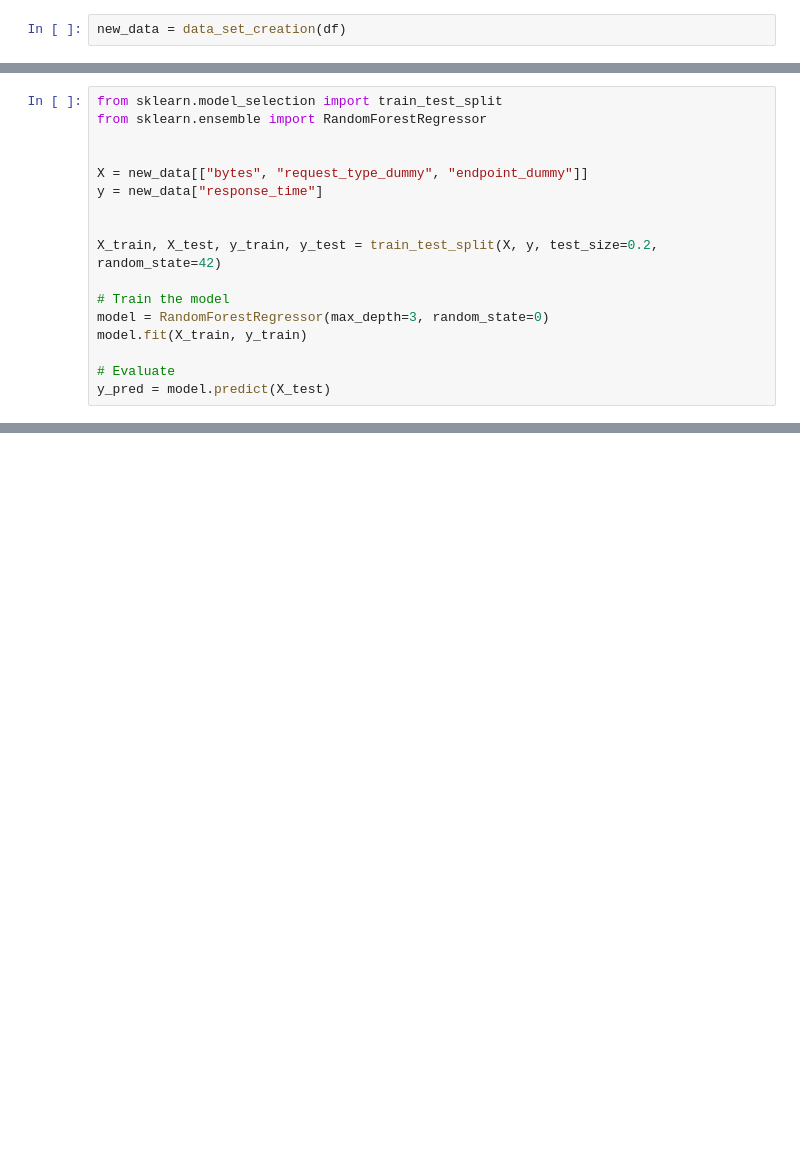
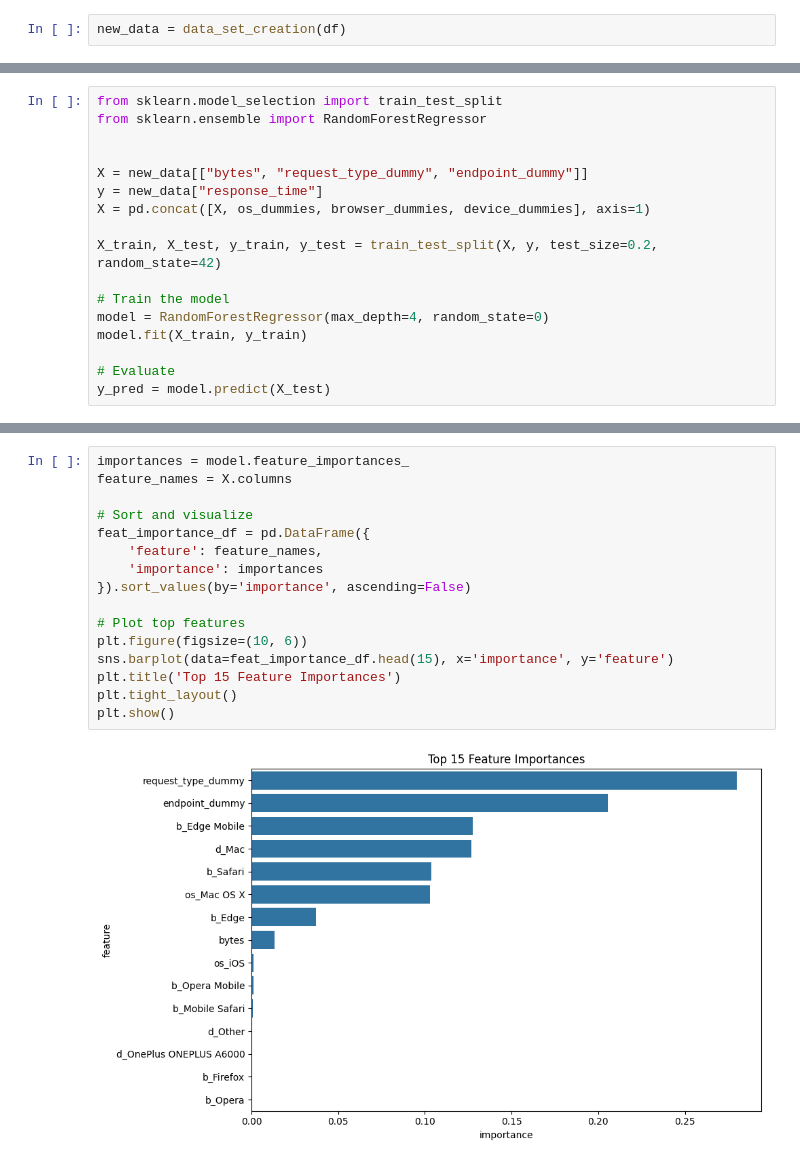
Before and after one commit to jacobrak/logscan, a Jupyter notebook: notebooks/testnotebook.ipynb, the cells around one changed output, grey strips where cells are left out. Saved outputs shown, nothing was run; the diff lists cells and outputs as text; blank space fills up the shorter version.

Commit message:
randomized dataset

```diff
--- a/notebooks/testnotebook.ipynb
+++ b/notebooks/testnotebook.ipynb
@@ -138,12 +128,12 @@ from sklearn.ensemble import RandomForestRegressor
 
 X = new_data[["bytes", "request_type_dummy", "endpoint_dummy"]]
 y = new_data["response_time"]
-
+X = pd.concat([X, os_dummies, browser_dummies, device_dummies], axis=1)
 
 X_train, X_test, y_train, y_test = train_test_split(X, y, test_size=0.2, random_state=42)
 
 # Train the model
-model = RandomForestRegressor(max_depth=3, random_state=0)
+model = RandomForestRegressor(max_depth=4, random_state=0)
 model.fit(X_train, y_train)
 
 # Evaluate
@@ -162 +153,19 @@ RMSE: 264.80
 R²:   0.53
+# %%
+importances = model.feature_importances_
+feature_names = X.columns
+
+# Sort and visualize
+feat_importance_df = pd.DataFrame({
+    'feature': feature_names,
+    'importance': importances
+}).sort_values(by='importance', ascending=False)
+
+# Plot top features
+plt.figure(figsize=(10, 6))
+sns.barplot(data=feat_importance_df.head(15), x='importance', y='feature')
+plt.title('Top 15 Feature Importances')
+plt.tight_layout()
+plt.show()
+# %% [output]
+[figure, added]
```
Also changed, not shown: parts of 8 cells of this notebook.
